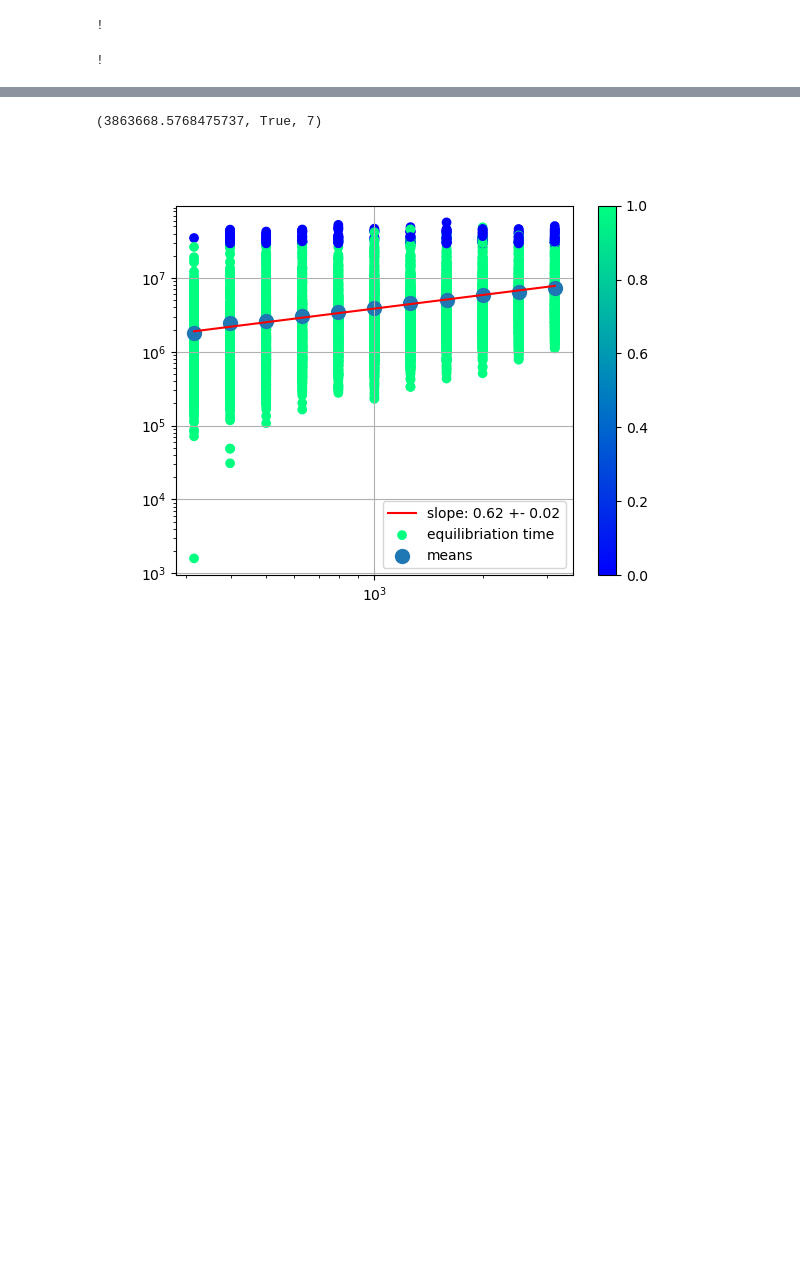
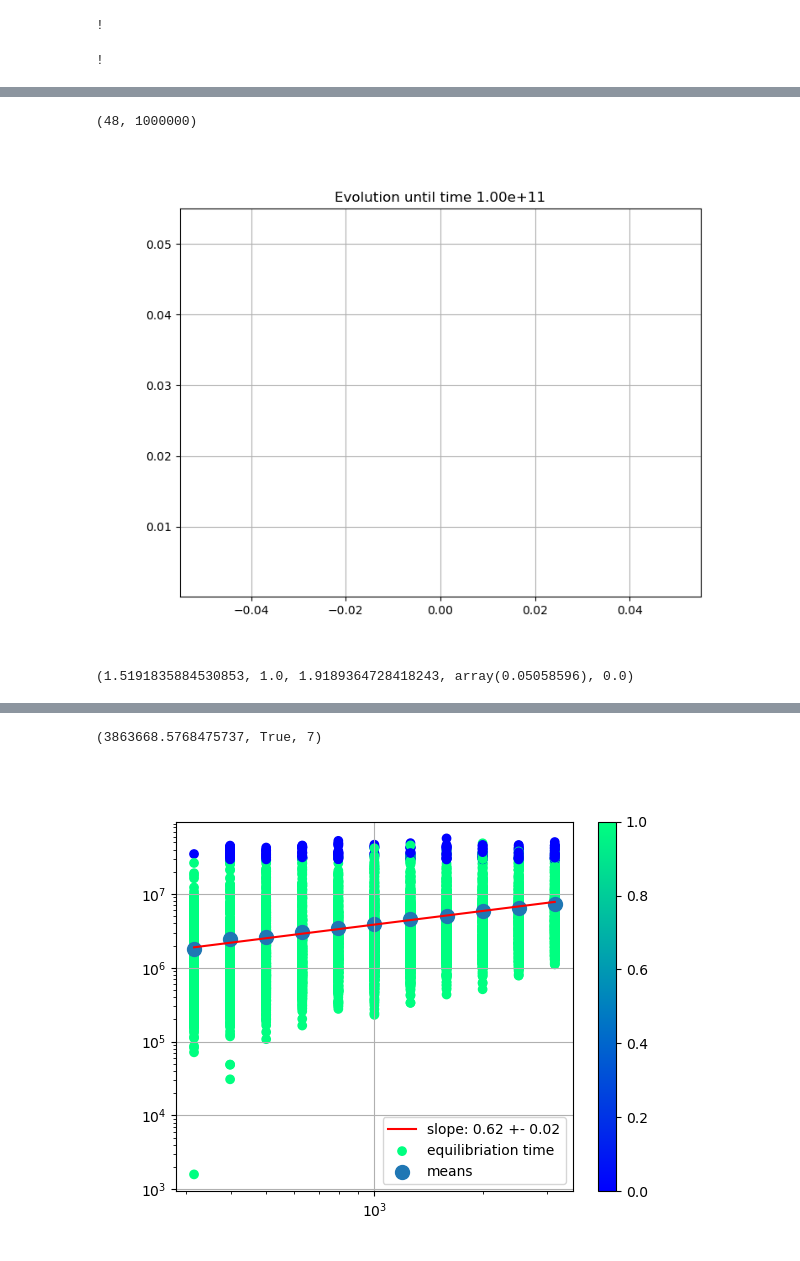
Before and after one commit to dknatan/KS_data_analysis, a Jupyter notebook: peaks_analysis/interacting_stoch_particles.ipynb, the cells around one changed output, grey strips where cells are left out. Cells and saved outputs as stored; diff of their text form; code cells hidden in the pictures; blank space fills up the shorter version.

```diff
--- a/peaks_analysis/interacting_stoch_particles.ipynb
+++ b/peaks_analysis/interacting_stoch_particles.ipynb
@@ -421,0 +493,52 @@ plt.show()
+# %%
+n_sweep = 1
+n_repeat = 1
+n_jobs = 1
+stride = 100
+smooth = np.ones((stride)) / stride
+
+lbd_spl = 15
+L_full_range = np.logspace(2.2, 2, n_sweep, endpoint=True)
+lbd_vect_array = np.array([])
+fig, ax = plt.subplots(figsize=(8,6))
+
+for i in range(n_jobs):
+    file = np.load(f"/scratch/n/Natan.Dominko/equi_time_sweep_slurm/outfiles/equi_time_results_{i+1}.npz", allow_pickle=True)
+    # end_time_array = file['end_time_array']
+    # end_bool_array = file['end_bool_array']
+    # end_N_array = file['end_N_array']
+    # end_time_array_full[:, n_repeat*i:n_repeat*(i+1)] = end_time_array
+    # end_bool_array_full[:, n_repeat*i:n_repeat*(i+1)] = end_bool_array
+    # end_N_array_full[:, n_repeat*i:n_repeat*(i+1)] = end_N_array
+
+    t_range_array=file['t_range_array']
+    print(file['lbd_vect_array'])
+    # lbd_vect_array=np.hstack([lbd_vect_array, file['lbd_vect_array'][0,0].flatten()])
+    # ax.plot(file['lbd_vect_array'][0,0][:,:5000].T)
+    # adj_matr_array=file['adj_matr_array']
+    # ax.hist(file['lbd_vect_array'][0,0].flatten(), bins = 200, density=True, histtype='step', label=f'{i = }')
+    means = np.mean(file['lbd_vect_array'], axis = 0, where=file['lbd_vect_array'] > 0)
+    means_smooth = np.convolve(means, smooth, mode='valid')
+    vars  =  np.var(file['lbd_vect_array'], axis = 0, where=file['lbd_vect_array'] > 0)
+    vars_smooth = np.convolve(vars, smooth, mode='valid')
+    time_smooth = np.convolve(t_range_array, smooth, mode='valid')
+    # ax.plot(time_smooth[1000:1000+900000], vars_smooth[1000:1000+900000])
+    # ax.plot(means[1000:1000+10], vars[1000:1000+10])
+    ax.plot(means_smooth[1000:1000+10000], vars_smooth[1000:1000+10000])
+    # ax.hist2d(means_smooth[1000:1000+1000000], vars_smooth[1000:1000+1000000], bins=(10, 100))
+
+# ax.hist(lbd_vect_array, bins = 200, density=True, histtype='step', color='k', linewidth=2, label='Average')
+ax.grid()
+# ax.legend()
+# ax.set_yscale('log')
+ax.set_ylim(1e-4)
+ax.set_title(f'Evolution until time {np.max(t_range_array):.2e}')
+plt.show()
+# %% [output]
+(48, 1000000)
+[figure, added]
+# %%
+from utils import reparameterize
+reparameterize(0.1, 1.0, 5.0, 1e5, 0.0)
+# %% [output]
+(1.5191835884530853, 1.0, 1.9189364728418243, array(0.05058596), 0.0)
```
Also changed, not shown: parts of 15 cells of this notebook, 5 other files.
